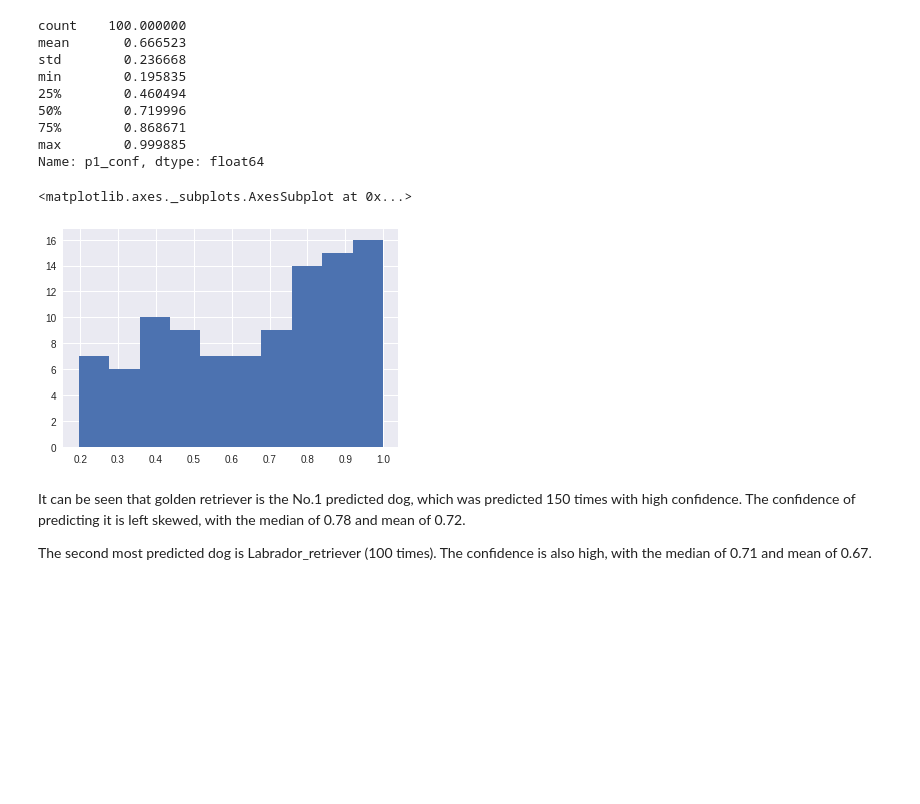
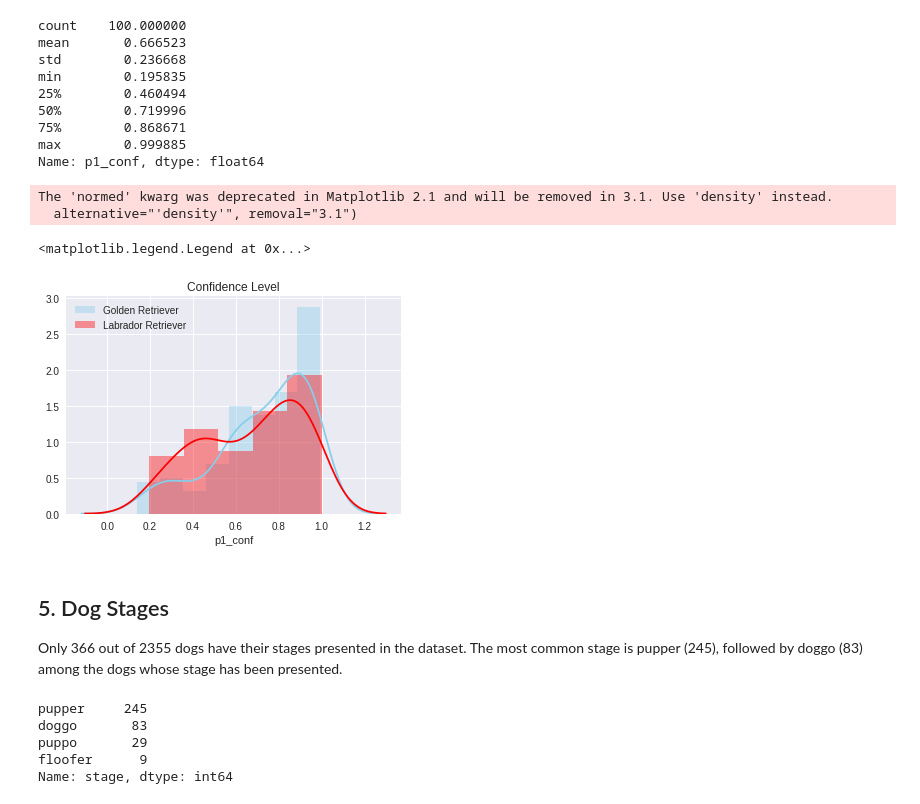
Before and after one commit to yanglinjing/dand_p7_WeRateDogs_Twitter_Analysis, a Jupyter notebook: wrangle_act.ipynb, the cells around one changed output. Saved outputs shown, nothing was run; the diff lists cells and outputs as text; code cells hidden in the pictures; blank space fills up the shorter version.

```diff
--- a/wrangle_act.ipynb
+++ b/wrangle_act.ipynb
@@ -954,12 +1003,19 @@ min        0.195835
 75%        0.868671
 max        0.999885
 Name: p1_conf, dtype: float64
-# %%
-Labrador_retriever.hist()
-# %% [output]
-<matplotlib.axes._subplots.AxesSubplot at 0x...>
-[figure, removed]
-# %% [markdown]
-It can be seen that golden retriever is the No.1 predicted dog, which was predicted 150 times with high confidence. The confidence of predicting it is left skewed, with the median of 0.78 and mean of 0.72.
-
-The second most predicted dog is Labrador_retriever (100 times).  The confidence is also high, with the median of 0.71 and mean of 0.67.
+# %%
+sns.distplot( golden_retriever , color="skyblue", label="Golden Retriever")
+sns.distplot( Labrador_retriever , color="red", label="Labrador Retriever")
+
+sns.plt.title('Confidence Level')
+
+sns.plt.legend()
+# %% [output]
+The 'normed' kwarg was deprecated in Matplotlib 2.1 and will be removed in 3.1. Use 'density' instead.
+  alternative="'density'", removal="3.1")
+<matplotlib.legend.Legend at 0x...>
+[figure, added]
+# %% [markdown]
+## 5. Dog Stages
+
+Only 366 out of 2355 dogs have their stages presented in the dataset. The most common stage is pupper (245), followed by doggo (83) among the dogs whose stage has been presented.
@@ -965,0 +1024,8 @@ The second most predicted dog is Labrador_retriever (100 times).  The confidence
+# %%
+df['stage'].value_counts()
+# %% [output]
+pupper     245
+doggo       83
+puppo       29
+floofer      9
+Name: stage, dtype: int64
```
Also changed, not shown: parts of 59 cells of this notebook.
